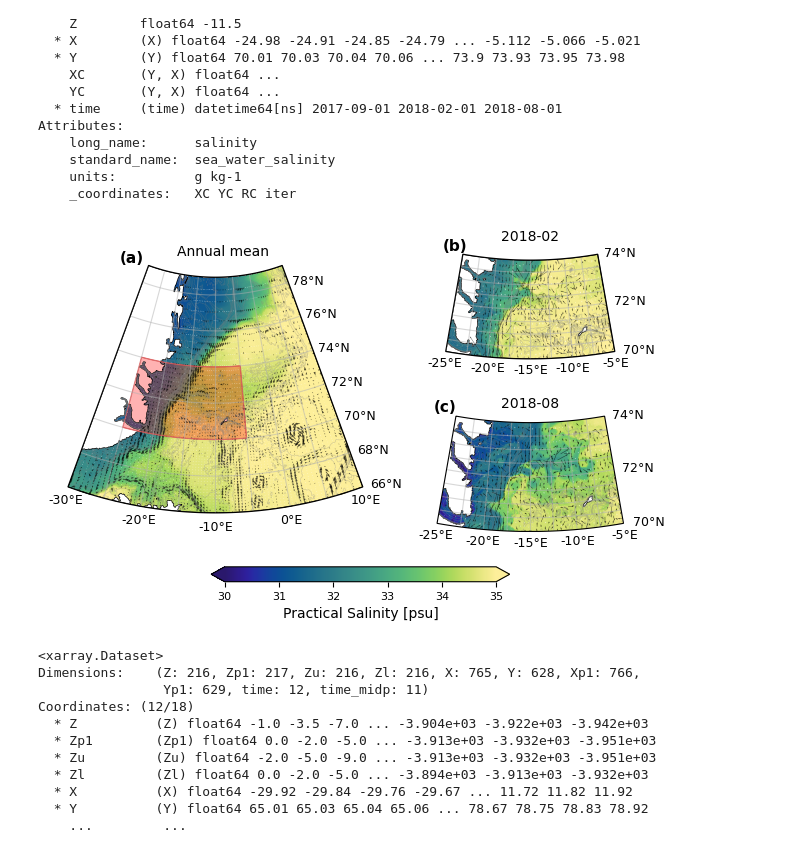
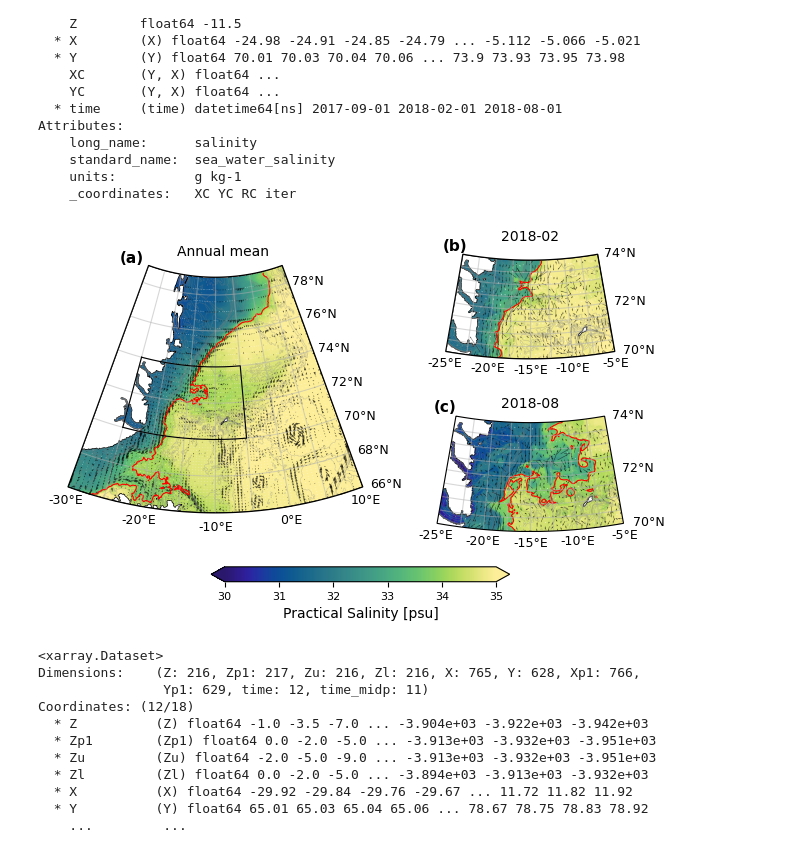
Before and after one commit to EirikKvamme/MScEirik, a Jupyter notebook: Background/IGPMODBackground.ipynb, the cells around one changed output. Cells and saved outputs as stored; diff of their text form; code cells hidden in the pictures.

Commit message:
Updated figures

```diff
--- a/Background/IGPMODBackground.ipynb
+++ b/Background/IGPMODBackground.ipynb
@@ -426,6 +426,16 @@ cmap = cmo.haline
 # Plot
 colors = cmap(hor_vel_0_normalized)
 
+# Pcolormesh
+mesh = ax['l'].pcolormesh(SA_mean.X,SA_mean.Y,SA_mean, cmap=cmap, vmin=30, vmax=35, zorder=0 , transform=ccrs.PlateCarree())
+ax['ur'].pcolormesh(SA.X,SA.Y,SA[1], cmap=cmap, vmin=30, vmax=35, zorder=0 , transform=ccrs.PlateCarree())
+ax['lr'].pcolormesh(SA.X,SA.Y,SA[2], cmap=cmap, vmin=30, vmax=35, zorder=0 , transform=ccrs.PlateCarree())
+
+# Salinity contour 34 psu
+ax['l'].contour(SA_mean.X,SA_mean.Y,SA_mean,[34],colors='red',linewidths=0.8, transform=ccrs.PlateCarree())
+ax['ur'].contour(SA.X,SA.Y,SA[1],[34],colors='red',linewidths=0.8, transform=ccrs.PlateCarree())
+ax['lr'].contour(SA.X,SA.Y,SA[2],[34],colors='red',linewidths=0.8, transform=ccrs.PlateCarree())
+
 # Focus area
 focus_area_lons = np.linspace(-25, -5, 100)
 focus_area_lats_bottom = np.full_like(focus_area_lons, 70)
@@ -436,14 +446,9 @@ focus_area_lons = np.concatenate([focus_area_lons, focus_area_lons[::-1]])
 focus_area_lats = np.concatenate([focus_area_lats_bottom, focus_area_lats_top])
 
 # Plot the focus area in PlateCarree projection
-ax['l'].plot(focus_area_lons, focus_area_lats, transform=ccrs.PlateCarree(), linewidth=0.5, color='red', label='Focus area')
-ax['l'].plot([-25,-25],[70,74], transform=ccrs.PlateCarree(),linewidth=0.3, color='red')
-ax['l'].fill(focus_area_lons, focus_area_lats, transform=ccrs.PlateCarree(), color='red', alpha=0.3)
-
-# Pcolormesh
-mesh = ax['l'].pcolormesh(SA_mean.X,SA_mean.Y,SA_mean, cmap=cmap, vmin=30, vmax=35, zorder=0 , transform=ccrs.PlateCarree())
-ax['ur'].pcolormesh(SA.X,SA.Y,SA[1], cmap=cmap, vmin=30, vmax=35, zorder=0 , transform=ccrs.PlateCarree())
-ax['lr'].pcolormesh(SA.X,SA.Y,SA[2], cmap=cmap, vmin=30, vmax=35, zorder=0 , transform=ccrs.PlateCarree())
+ax['l'].plot(focus_area_lons, focus_area_lats, transform=ccrs.PlateCarree(), linewidth=0.8, zorder=3, color='black', label='Focus area')
+ax['l'].plot([-25,-25],[70,74], transform=ccrs.PlateCarree(),linewidth=0.8, zorder=3, color='black')
+# ax['l'].fill(focus_area_lons, focus_area_lats, transform=ccrs.PlateCarree(), color='red', alpha=0.3)
 
 subsample_factor = 10  # Adjust this value to control the density, e.g., 1 for highest density
 
@@ -563,36 +568,36 @@ ax['l'].add_patch(patch)
 ax['l'].set_boundary(patch.get_path(), transform=ax['l'].transData)
 
 # Add gridlines without labels
-ax['l'].gridlines(draw_labels=False,alpha=0.5)
+ax['l'].gridlines(draw_labels=False,alpha=0.5,zorder=2)
 
 # Manually add the labels for the bottom and right sides
 xticks = np.arange(extent[0]-10, extent[1]-10 + 1, 10)  # Adjust the range and step as needed
 yticks = np.arange(extent[2], extent[3] + 1, 2)  # Adjust the range and step as needed
 
 # Add bottom labels
 for xtick in xticks:
     ax['l'].text(xtick, extent[2]-0.4, f'{xtick}°E', transform=ccrs.PlateCarree(),
             fontsize=9, ha='center', va='top')
 
 # Add right labels
 for ytick in yticks:
     ax['l'].text(extent[1] + 1-10, ytick, f'{ytick}°N', transform=ccrs.PlateCarree(),
             fontsize=9, ha='left', va='center')
 
 letter = ['(a)','(b)','(c)']
 coords = [[-30-8,78.5],[-25-3,74],[-25-3,74]]
 for i in range(0,3):
      ax[pos[i]].annotate(text=letter[i],xy=coords[i],fontweight='bold', transform=ccrs.PlateCarree())
 
 
 fig.set_layout_engine('constrained')
 fig.get_layout_engine().set(w_pad=0,h_pad=0.05,hspace=0.0, wspace=0)
 
 fig.savefig(r'/nird/home/ekv036/MSc/Fig/MeanCurrentSalinity_multi',dpi=300, facecolor='w', edgecolor='w',
           orientation='landscape', format=None,
           transparent=False, bbox_inches=None,pad_inches=0.25)
 # %% [output]
-[figure, old version]
+[figure, new version]
 # %%
 df
 # %% [output]
```
Also changed, not shown: parts of 4 cells of this notebook, 2 other files.
